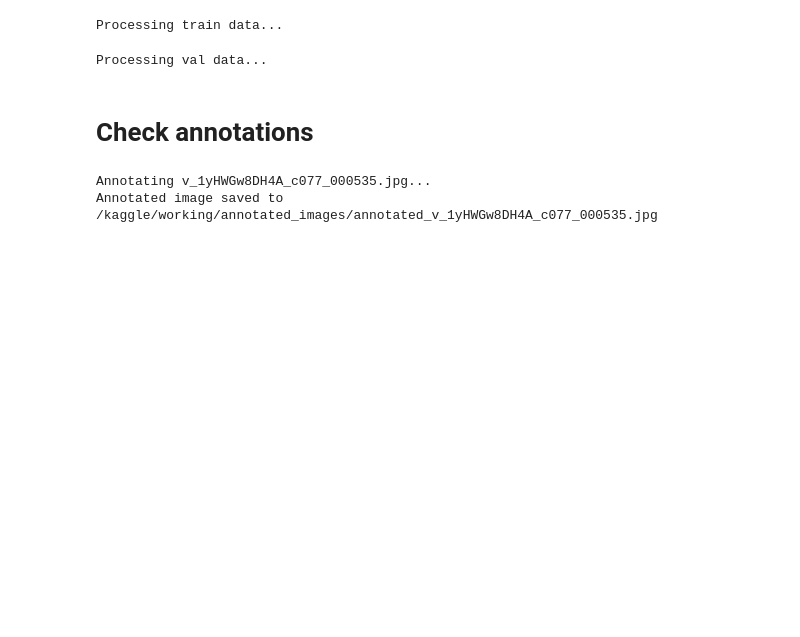
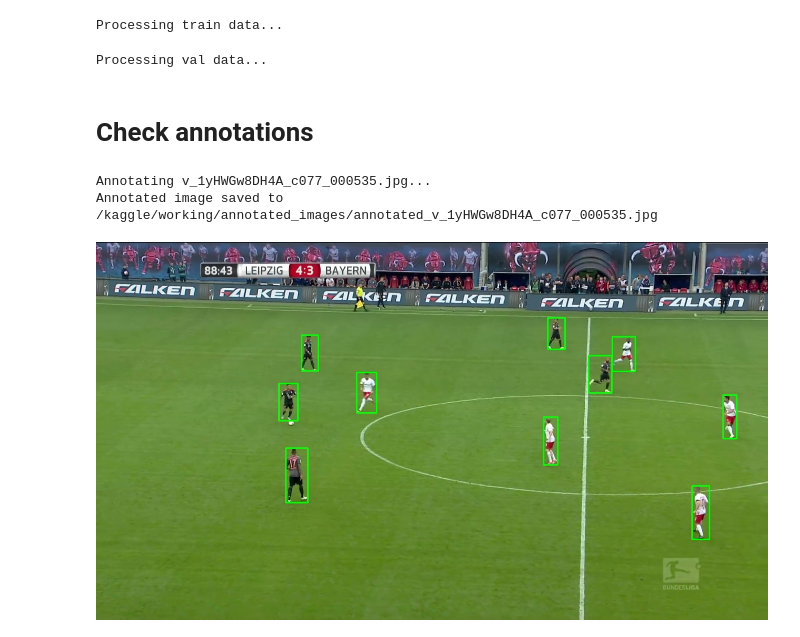
Before and after one commit to FaIhAjAlAmToPu/SportTrack, a Jupyter notebook: data_prep/yolo-format-sportsmot.ipynb, the cells around one changed output. Drawn from its saved outputs; the diff is of its cells as text; code cells hidden in the pictures; blank space fills up the shorter version.

Commit message:
Kaggle Notebook | yolo_format_sportsMOT | Version 2 | sample annotations

```diff
--- a/data_prep/yolo-format-sportsmot.ipynb
+++ b/data_prep/yolo-format-sportsmot.ipynb
@@ -128,3 +128,10 @@ else:
 # %% [output]
 Annotating v_1yHWGw8DH4A_c077_000535.jpg...
 Annotated image saved to /kaggle/working/annotated_images/annotated_v_1yHWGw8DH4A_c077_000535.jpg
+# %%
+from PIL import Image
+from IPython.display import display
+pil_img = Image.open("/kaggle/working/annotated_images/annotated_v_1yHWGw8DH4A_c077_000535.jpg")
+display(pil_img)
+# %% [output]
+[figure, added]
```
